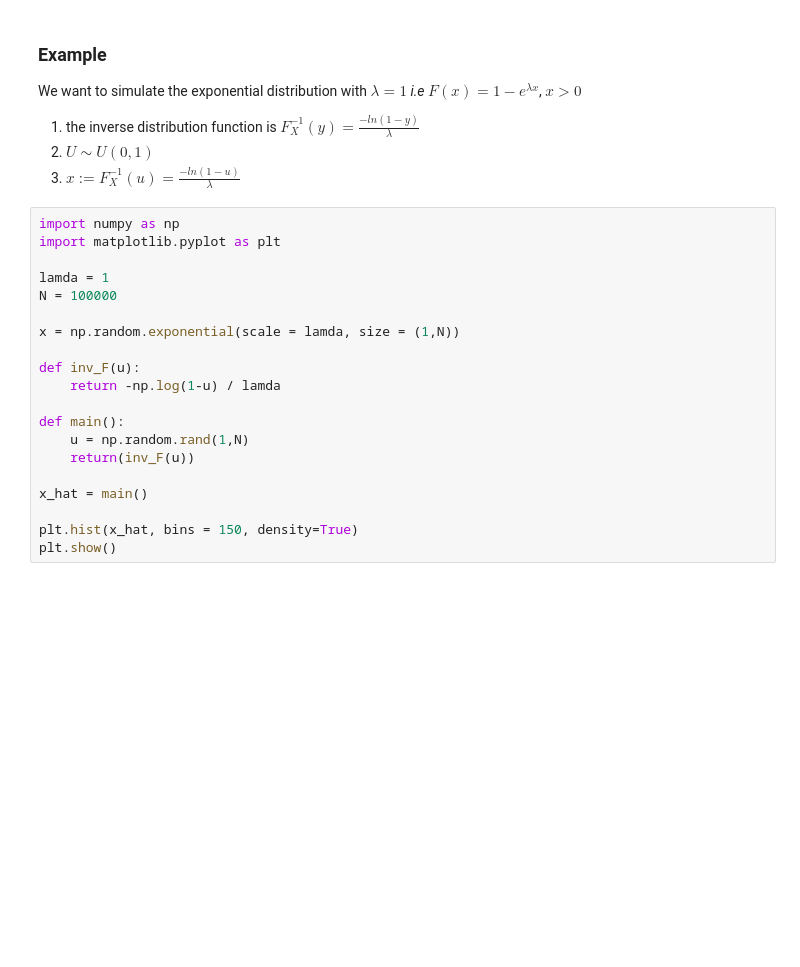
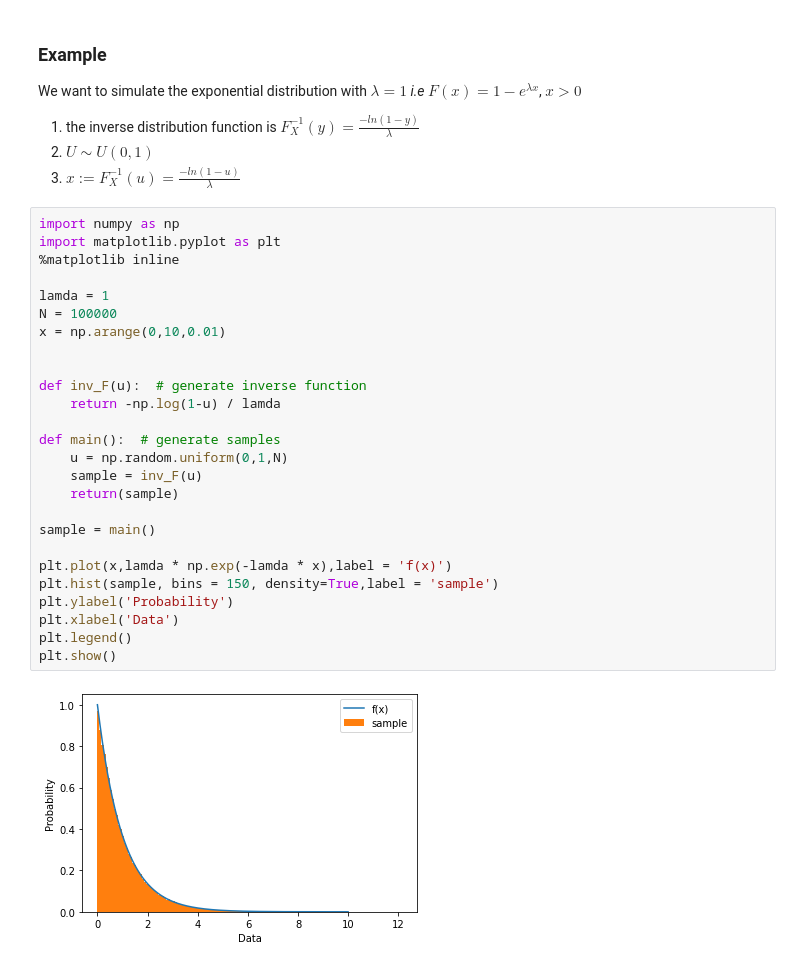
Before and after one commit to Charlesxhsk/MCinFA, a Jupyter notebook: GRS.ipynb, the cells around one changed output. Drawn from its saved outputs; the diff is of its cells as text; blank space fills up the shorter version.

```diff
--- a/GRS.ipynb
+++ b/GRS.ipynb
@@ -20,20 +20,28 @@ We want to simulate the exponential distribution with $\lambda = 1$ *i.e* $F(x)=
 # %%
 import numpy as np
 import matplotlib.pyplot as plt
+%matplotlib inline
 
 lamda = 1
 N = 100000
+x = np.arange(0,10,0.01)
 
-x = np.random.exponential(scale = lamda, size = (1,N))
 
-def inv_F(u):
+def inv_F(u):  # generate inverse function
     return -np.log(1-u) / lamda
 
-def main():
-    u = np.random.rand(1,N)
-    return(inv_F(u))
+def main():  # generate samples
+    u = np.random.uniform(0,1,N)
+    sample = inv_F(u)
+    return(sample)
 
-x_hat = main()
+sample = main()
 
-plt.hist(x_hat, bins = 150, density=True)
+plt.plot(x,lamda * np.exp(-lamda * x),label = 'f(x)')
+plt.hist(sample, bins = 150, density=True,label = 'sample')
+plt.ylabel('Probability')
+plt.xlabel('Data')
+plt.legend()
 plt.show()
+# %% [output]
+[figure, added]
```
Also changed, not shown: parts of 6 cells of this notebook.
